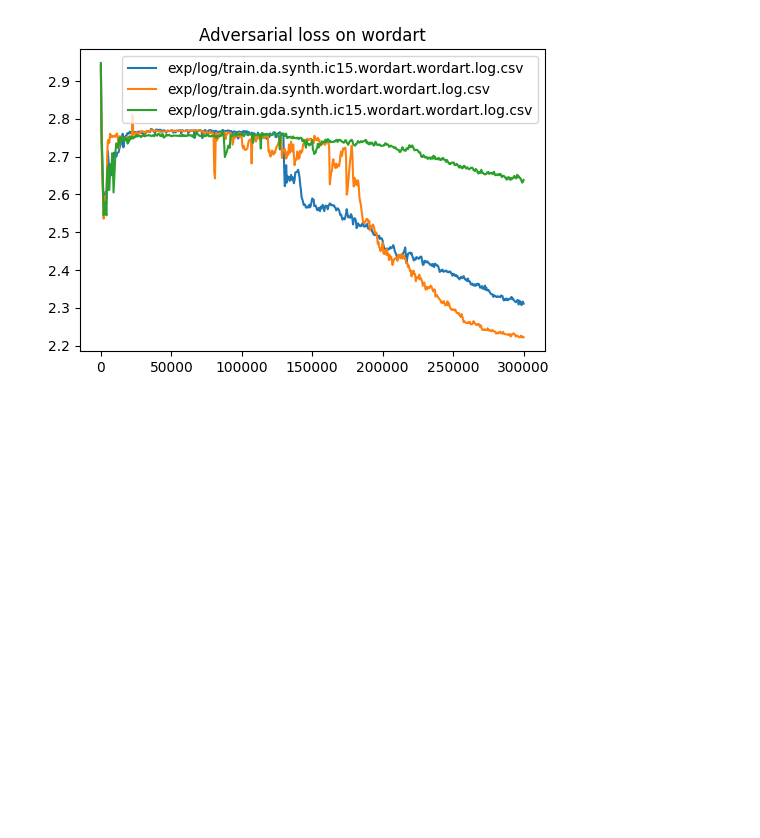
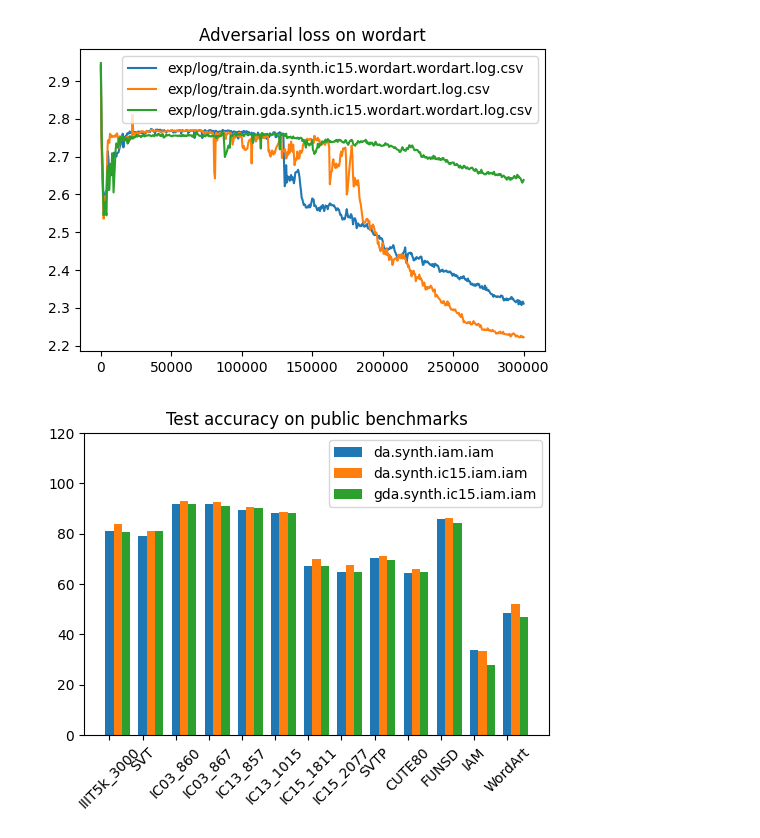
Before and after one commit to khanh-moriaty/Seq2SeqAdapt, a Jupyter notebook: viz.ipynb, the cells around one changed output. Drawn from its saved outputs; the diff is of its cells as text; code cells hidden in the pictures; blank space fills up the shorter version.

```diff
--- a/viz.ipynb
+++ b/viz.ipynb
@@ -54,3 +55,42 @@ plot(
 [figure]
 [figure]
 [figure]
+# %%
+def plot_bars(
+    log_files,
+    datasets=[
+        'IIIT5k_3000', 'SVT', 'IC03_860', 'IC03_867', 'IC13_857',
+        'IC13_1015', 'IC15_1811', 'IC15_2077', 'SVTP', 'CUTE80',
+        'FUNSD', 'IAM', 'WordArt',
+    ],
+):
+    ind = np.arange(len(datasets))
+    width = 1 / (len(log_files) + 1)
+    bars = []
+    for i, log_file in enumerate(sorted(log_files)):
+        metrics = []
+        df = pd.read_csv(log_file)
+        bar = plt.bar(ind + width*i, df['accuracy'], width)
+        bars.append(bar)
+
+    plt.xticks(ind, datasets, fontsize=10, rotation=45)
+    plt.ylim((0,120))
+
+    legends = [
+        log_file.split('/')[-2].split('_')[-3]
+        for log_file in log_files
+    ]
+    plt.legend(bars, legends)
+    plt.title("Test accuracy on public benchmarks")
+    plt.show()
+# %%
+plot_bars([
+    'result/exp_saved_models_TPS-ResNet-BiLSTM-Attn-Seed1111_da.synth.iam.iam_iter_300000.pth/log_all_evaluation.csv',
+    'result/exp_saved_models_TPS-ResNet-BiLSTM-Attn-Seed1111_da.synth.ic15.iam.iam_iter_300000.pth/log_all_evaluation.csv',
+    'result/exp_saved_models_TPS-ResNet-BiLSTM-Attn-Seed1111_gda.synth.ic15.iam.iam_iter_300000.pth/log_all_evaluation.csv',
+    # 'result/exp_saved_models_TPS-ResNet-BiLSTM-Attn-Seed1111_da.synth.wordart.wordart_iter_300000.pth/log_all_evaluation.csv',
+    # 'result/exp_saved_models_TPS-ResNet-BiLSTM-Attn-Seed1111_da.synth.ic15.wordart.wordart_iter_300000.pth/log_all_evaluation.csv',
+    # 'result/exp_saved_models_TPS-ResNet-BiLSTM-Attn-Seed1111_gda.synth.ic15.wordart.wordart_iter_300000.pth/log_all_evaluation.csv',
+])
+# %% [output]
+[figure, added]
```
Also changed, not shown: parts of 2 cells of this notebook, 4 other files.
